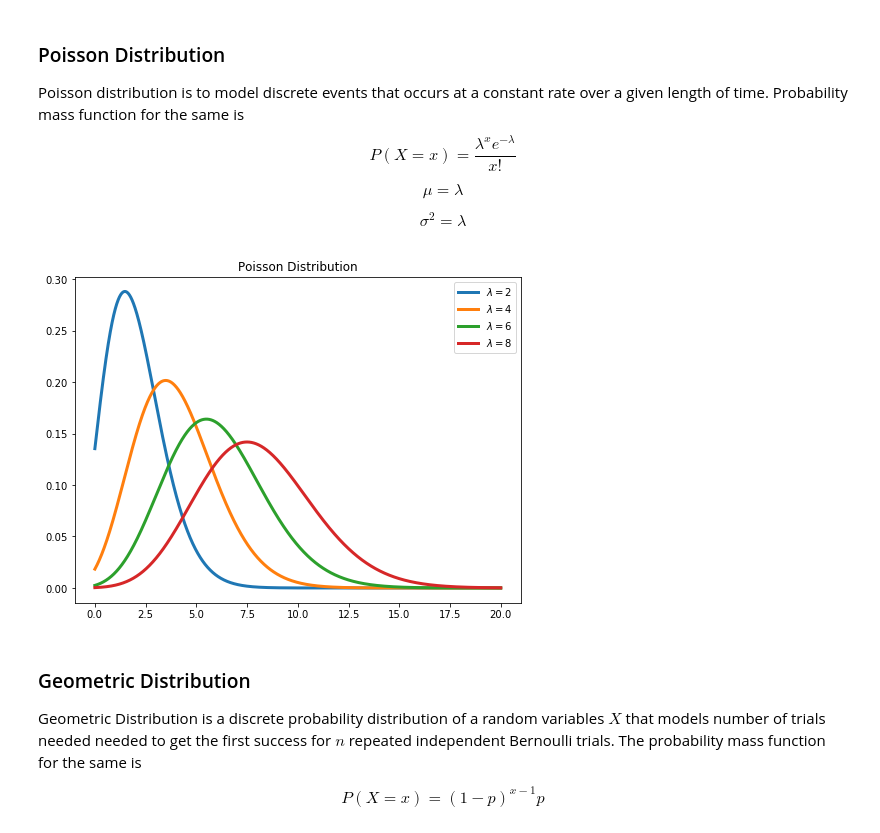
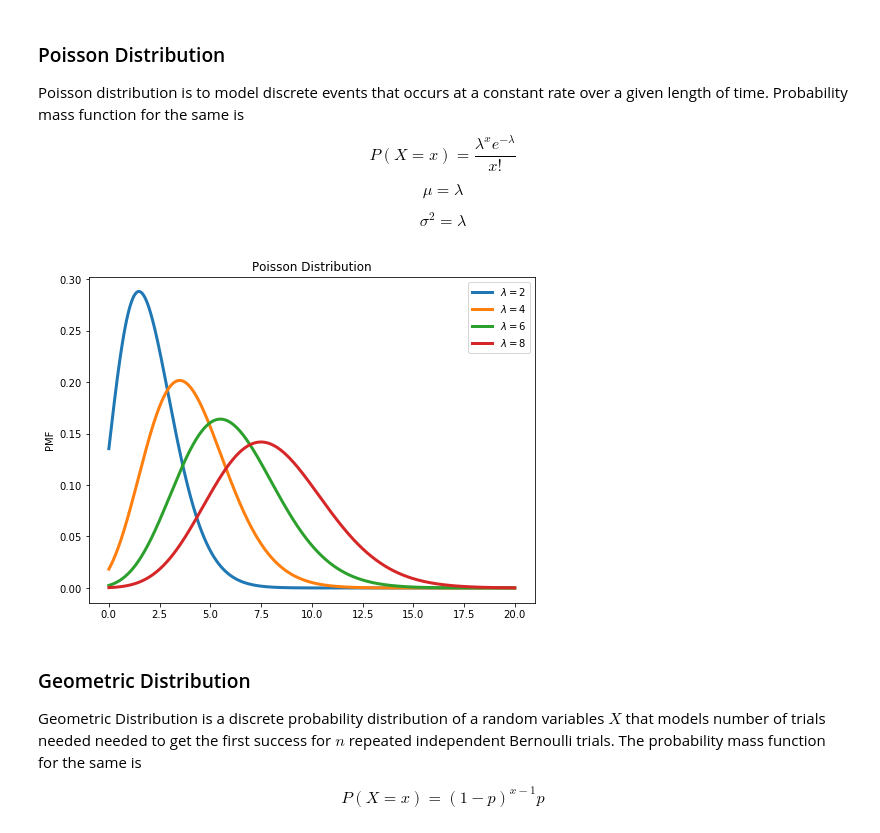
Before and after one commit to dineshladi/datamusings, a Jupyter notebook: _notebooks/2020-04-27-Probability-Distributions.ipynb, the cells around one changed output. Saved outputs shown, nothing was run; the diff lists cells and outputs as text; code cells hidden in the pictures.

Commit message:
added ylabels to plots

```diff
--- a/_notebooks/2020-04-27-Probability-Distributions.ipynb
+++ b/_notebooks/2020-04-27-Probability-Distributions.ipynb
@@ -173,16 +177,17 @@ $$ \sigma^2 = \lambda $$
 # %%
 #collapse-hide
 def poisson(x,mu):
     return np.exp(-mu)*np.power(mu, x)/factorial(x)
 t = np.arange(0, 20, 0.01)
 for mu in range(2,10,2):
     d = poisson(t,mu)
     plt.plot(t, d,linewidth=3, label = f"$\lambda = {mu}$")
     plt.legend(loc='best')
 plt.title('Poisson Distribution')
+plt.ylabel('PMF')
 plt.show()
 # %% [output]
-[figure, old version]
+[figure, new version]
 # %% [markdown]
 ### Geometric Distribution
 Geometric Distribution is a discrete probability distribution of a random variables $X$ that models number of trials needed needed to get the first success for $n$ repeated independent Bernoulli trials. The probability mass function for the same is
```
Also changed, not shown: parts of 5 cells of this notebook.
